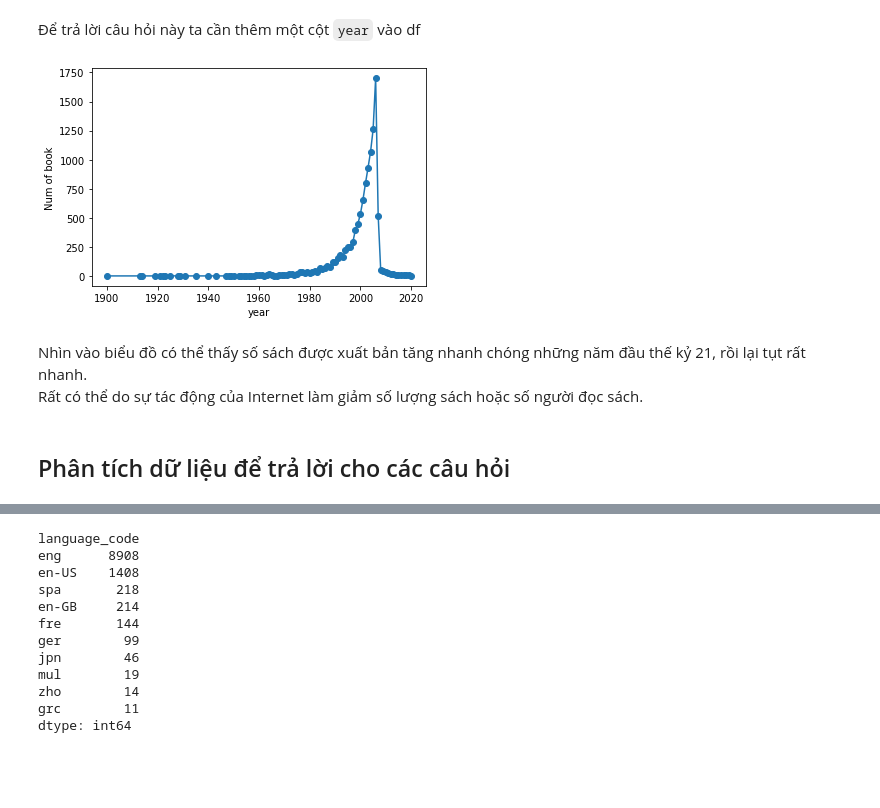
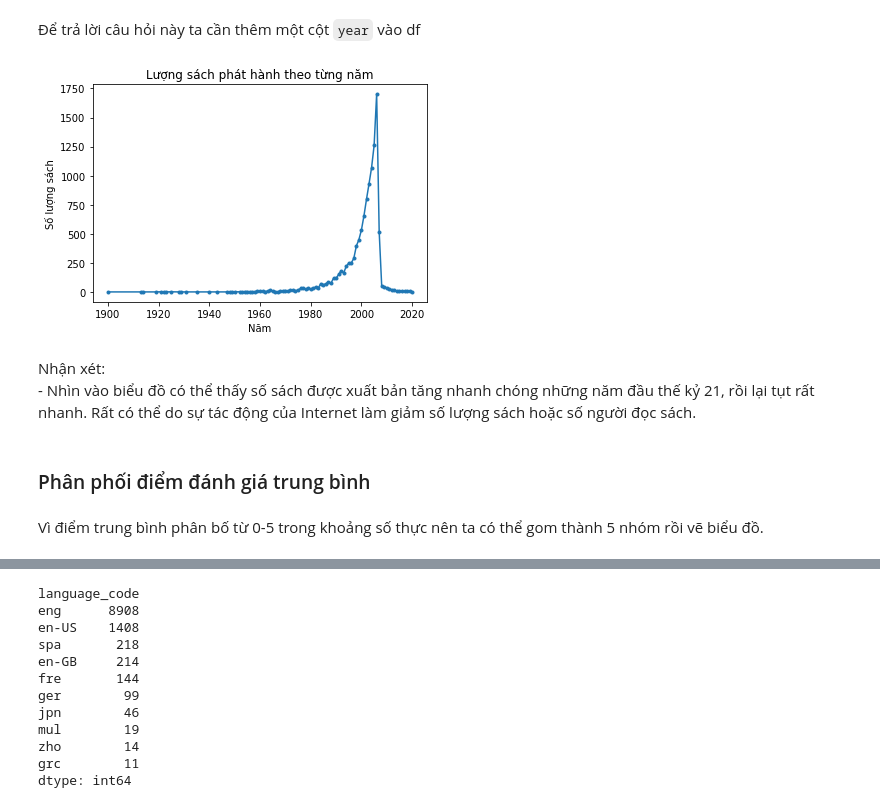
Before and after one commit to phucmanh1999/Final_Project_PFDS, a Jupyter notebook: 1712590-NguyenPhucManh.ipynb, the cells around one changed output, grey strips where cells are left out. Saved outputs shown, nothing was run; the diff lists cells and outputs as text; code cells hidden in the pictures; blank space fills up the shorter version.

Commit message:
fix chart, title, add 2 missing parts

```diff
--- a/1712590-NguyenPhucManh.ipynb
+++ b/1712590-NguyenPhucManh.ipynb
@@ -269,11 +273,13 @@ def year(a):
 df['year'] = df['publication_date'].apply(year)
 # %%
 year_df = df.groupby('year')['bookID'].count()
-year_df.plot(kind = 'line', marker = 'o').set(ylabel = 'Num of book');
+year_df.plot(kind = 'line', marker = '.').set(ylabel = 'Số lượng sách',xlabel ='Năm', title = 'Lượng sách phát hành theo từng năm');
 # %% [output]
-[figure, old version]
+[figure, new version]
 # %% [markdown]
-Nhìn vào biểu đồ có thể thấy số sách được xuất bản tăng nhanh chóng những năm đầu thế kỷ 21, rồi lại tụt rất nhanh.
-Rất có thể do sự tác động của Internet làm giảm số lượng sách hoặc số người đọc sách.
+Nhận xét:
+    - Nhìn vào biểu đồ có thể thấy số sách được xuất bản tăng nhanh chóng những năm đầu thế kỷ 21, rồi lại tụt rất nhanh. Rất có thể do sự tác động của Internet làm giảm số lượng sách hoặc số người đọc sách.
-# %% [markdown]
-## Phân tích dữ liệu để trả lời cho các câu hỏi
+# %% [markdown]
+### Phân phối điểm đánh giá trung bình
+# %% [markdown]
+Vì điểm trung bình phân bố từ 0-5 trong khoảng số thực nên ta có thể gom thành 5 nhóm rồi vẽ biểu đồ.
```
Also changed, not shown: parts of 32 cells of this notebook.
